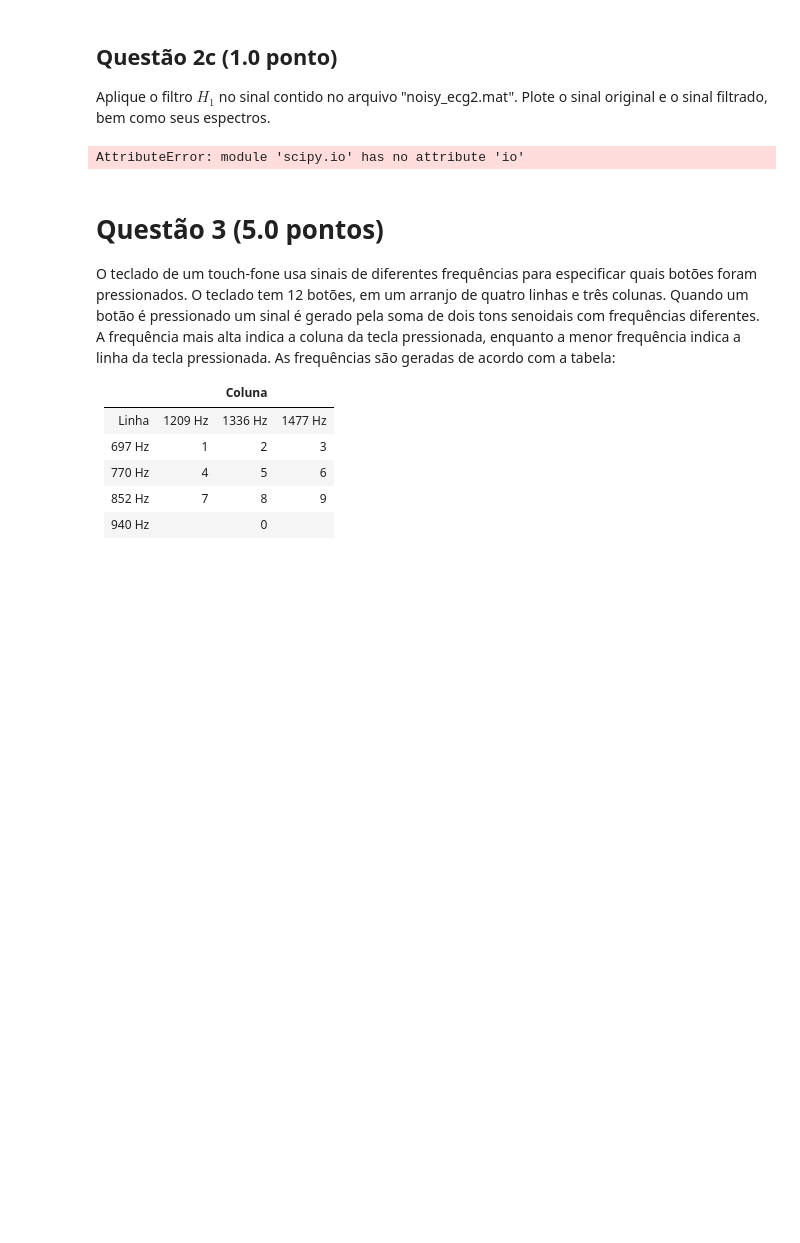
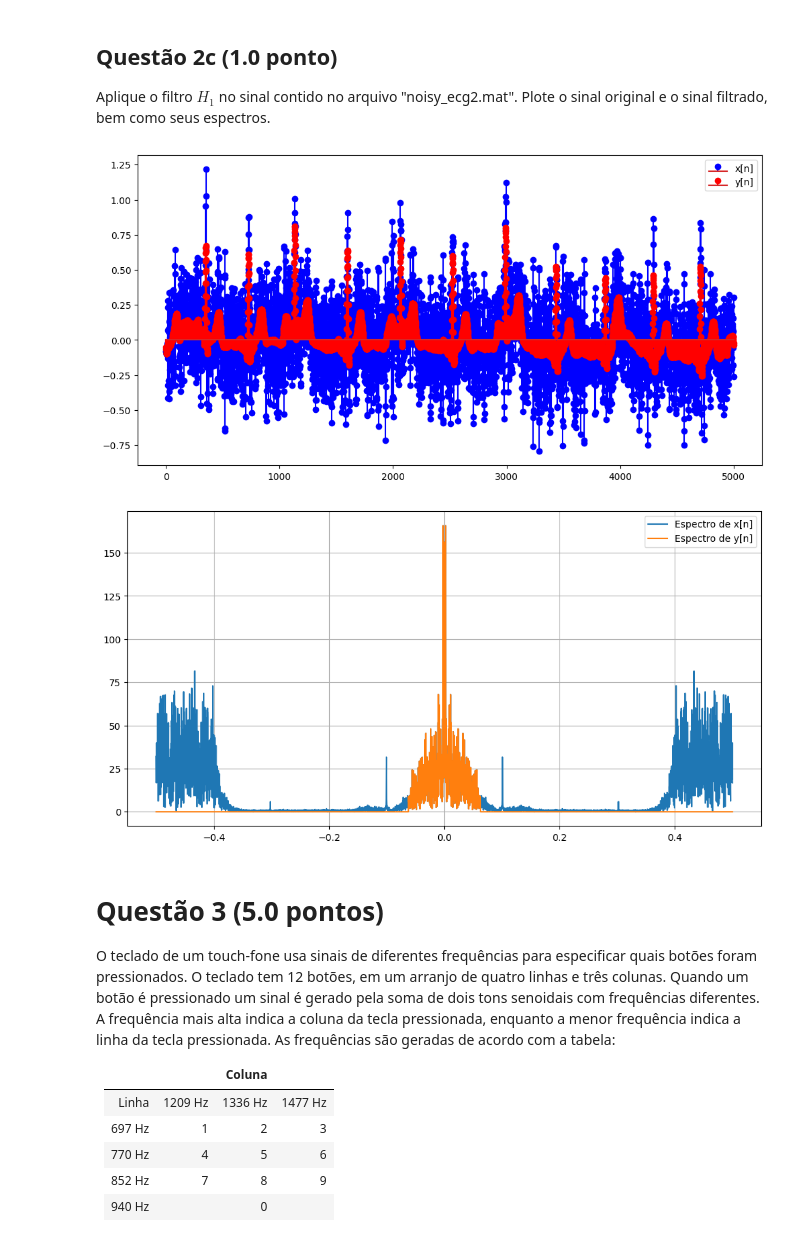
Before and after one commit to geraldotnf/sstd, a Jupyter notebook: Projeto_3/projeto3.ipynb, the cells around one changed output. Cells and saved outputs as stored; diff of their text form; code cells hidden in the pictures; blank space fills up the shorter version.

```diff
--- a/Projeto_3/projeto3.ipynb
+++ b/Projeto_3/projeto3.ipynb
@@ -205,12 +205,39 @@ plt.show()
 ## Questão 2c (1.0  ponto)
 
 Aplique o filtro $H_1$ no sinal contido no arquivo "noisy_ecg2.mat". Plote o sinal original e o sinal filtrado, bem como seus espectros.
-# %%
-#Resposta da questão 2c
-
-sinal = sp.io.loadmat('noisy_ecg_data_2.mat')['noisy_ecg2'].ravel()
-# %% [output]
-AttributeError: module 'scipy.io' has no attribute 'io'
+# %%
+
+sinal = spio.loadmat('noisy_ecg_data_2.mat')['noisy_ecg2'].ravel()
+
+frequencies = fftfreq(5000)
+
+H1 = np.where(np.abs(frequencies) <= fc, 1, 0)
+
+
+X = fft(sinal)
+Y = X * H1
+y = np.real(ifft(Y))
+
+frequencies = fftshift(fftfreq(5000))
+X_shifted = fftshift(np.abs(X))
+Y_shifted = fftshift(np.abs(Y))
+
+
+plt.figure(figsize=(12,6))
+plt.stem(sinal, linefmt='b-', markerfmt='bo', label='x[n]')
+plt.stem(y, linefmt='r-', markerfmt='ro', label='y[n]')
+plt.legend()
+plt.show()
+
+plt.figure(figsize=(12,6))
+plt.plot(frequencies, X_shifted, label='Espectro de x[n]')
+plt.plot(frequencies, Y_shifted, label='Espectro de y[n]')
+plt.legend()
+plt.grid(True)
+plt.show()
+# %% [output]
+[figure, added]
+[figure, added]
 # %% [markdown]
 # Questão 3 (5.0 pontos)
 
```
Also changed, not shown: parts of 2 cells of this notebook.
